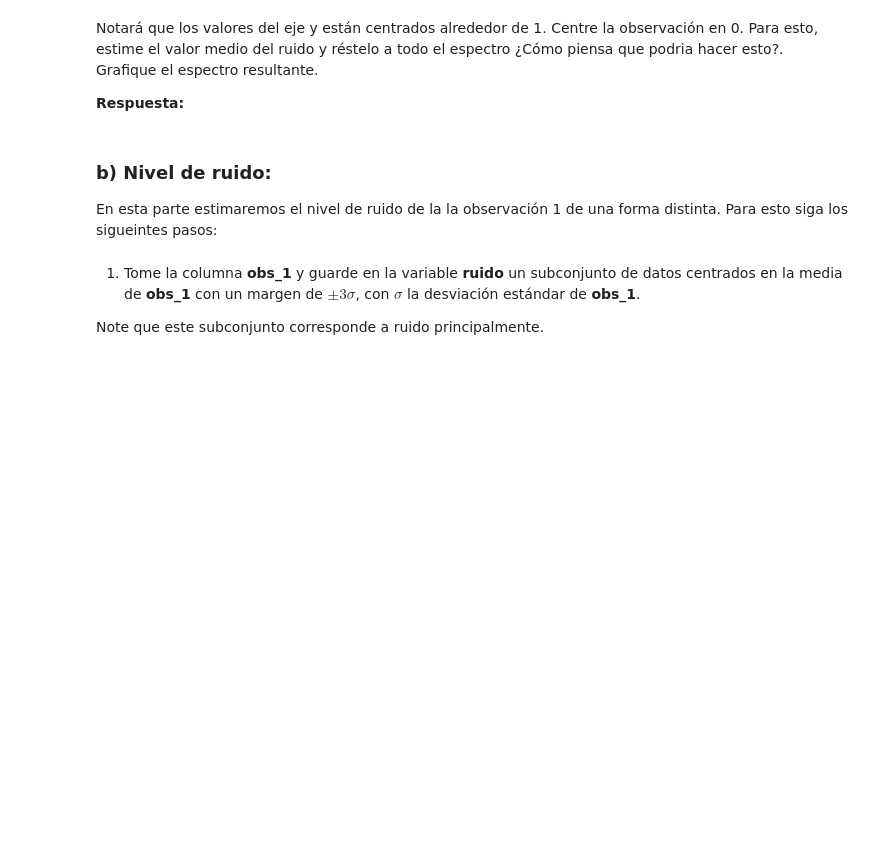
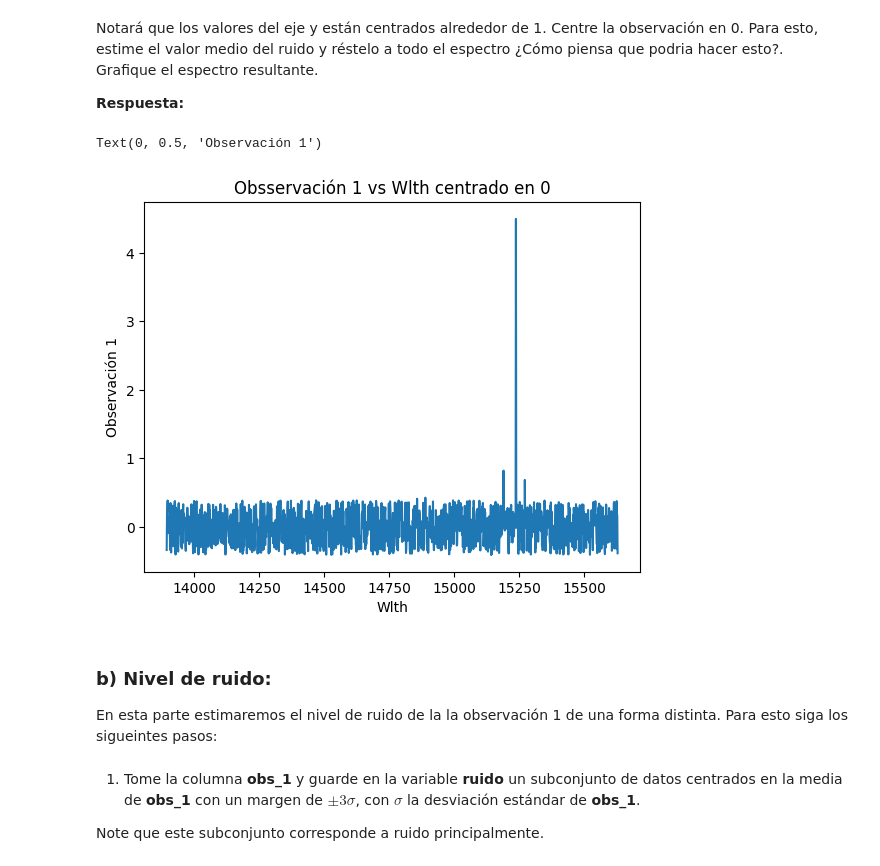
Before and after one commit to FranciscaHM/Tarea-2, a Jupyter notebook: Tarea2.ipynb, the cells around one changed output. Drawn from its saved outputs; the diff is of its cells as text; code cells hidden in the pictures; blank space fills up the shorter version.

```diff
--- a/Tarea2.ipynb
+++ b/Tarea2.ipynb
@@ -312,3 +314,19 @@ Notará que los valores del eje y están centrados alrededor de 1. Centre la obs
+# %%
+# Grafique el espectro centrado en 0 aquí:
+
+#Primero estimaremos el valor medio del ruido,
+vm_ruido = Ejey.mean() #Es el promedio ya que la mayoría de datos presentan ruido.
+EjeY = Ejey - vm_ruido #Se lo quitamos al Eje y.
+
+plt.plot(Ejex,EjeY)
+
+#Se le colocan las etiquetas.
+plt.title('Obsservación 1 vs Wlth centrado en 0')
+plt.xlabel('Wlth')
+plt.ylabel('Observación 1')
+# %% [output]
+Text(0, 0.5, 'Observación 1')
+[figure, added]
 # %% [markdown]
 ### b) Nivel de ruido:
 
```
Also changed, not shown: parts of 14 cells of this notebook.
